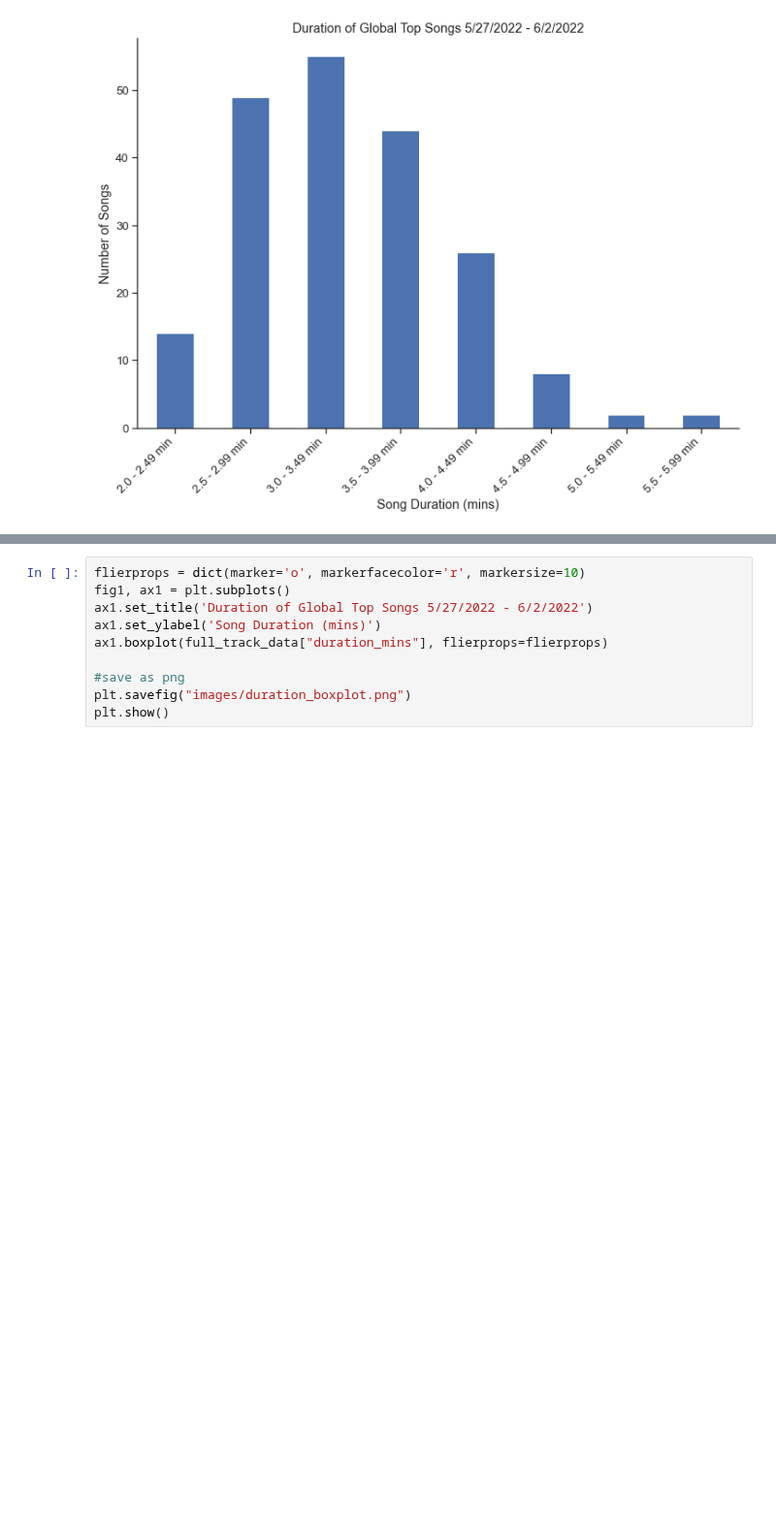
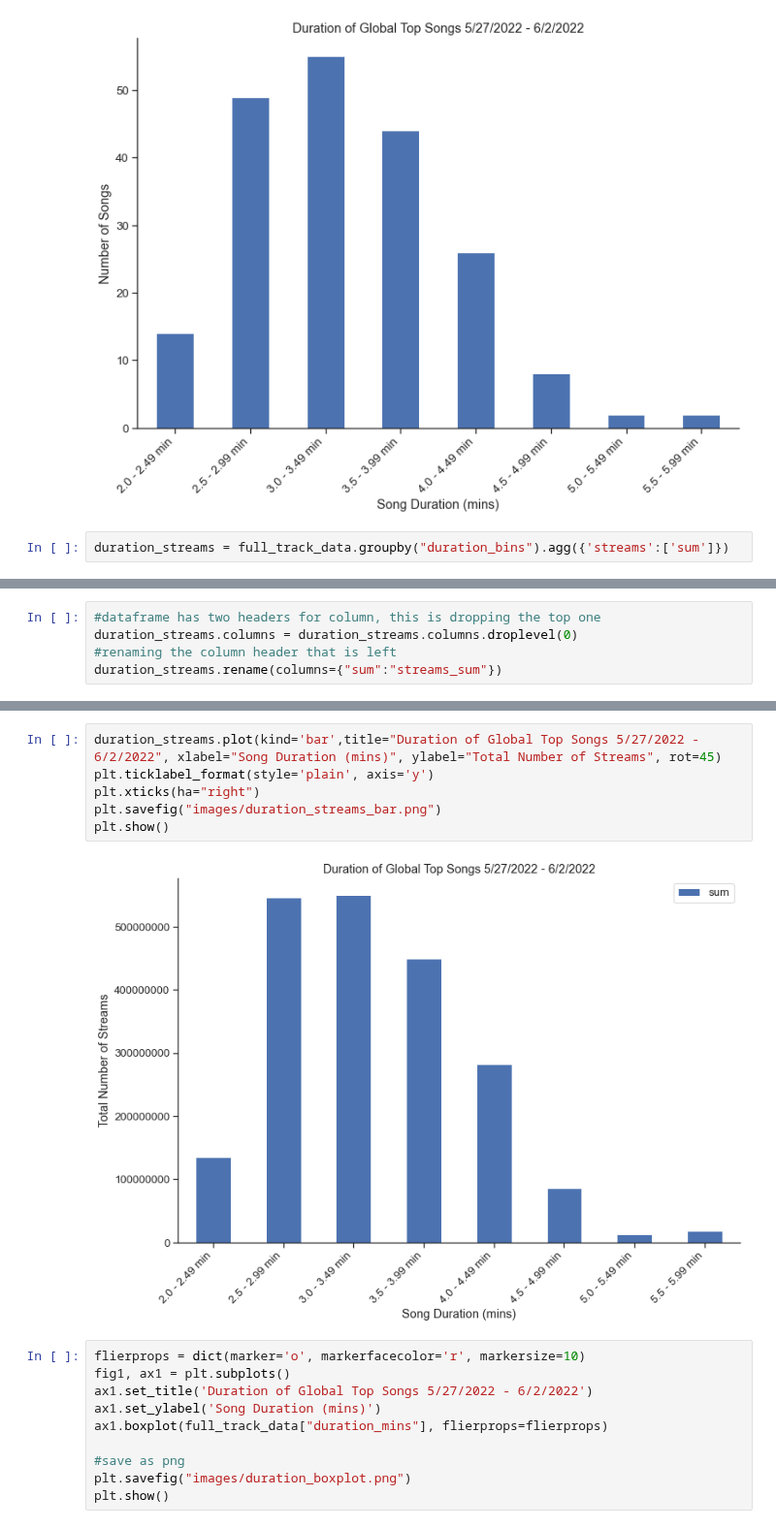
Before and after one commit to mbruns13/project_1_spotify, a Jupyter notebook: song_duration.ipynb, the cells around one changed output, grey strips where cells are left out. Shown at 97% size. Drawn from its saved outputs; the diff is of its cells as text; blank space fills up the shorter version.

```diff
--- a/song_duration.ipynb
+++ b/song_duration.ipynb
@@ -229,3 +239,5 @@ plt.savefig("images/duration_bar.png")
 plt.show()
 # %% [output]
 [figure]
+# %%
+duration_streams = full_track_data.groupby("duration_bins").agg({'streams':['sum']})
@@ -231,0 +259,5 @@ plt.show()
+# %%
+#dataframe has two headers for column, this is dropping the top one
+duration_streams.columns = duration_streams.columns.droplevel(0)
+#renaming the column header that is left
+duration_streams.rename(columns={"sum":"streams_sum"})
@@ -232,3 +275,11 @@ plt.show()
+# %%
+duration_streams.plot(kind='bar',title="Duration of Global Top Songs 5/27/2022 - 6/2/2022", xlabel="Song Duration (mins)", ylabel="Total Number of Streams", rot=45)
+plt.ticklabel_format(style='plain', axis='y')
+plt.xticks(ha="right")
+plt.savefig("images/duration_streams_bar.png")
+plt.show()
+# %% [output]
+[figure, added]
 # %%
 flierprops = dict(marker='o', markerfacecolor='r', markersize=10)
 fig1, ax1 = plt.subplots()
```
Also changed, not shown: parts of 6 cells of this notebook, 2 other files.
